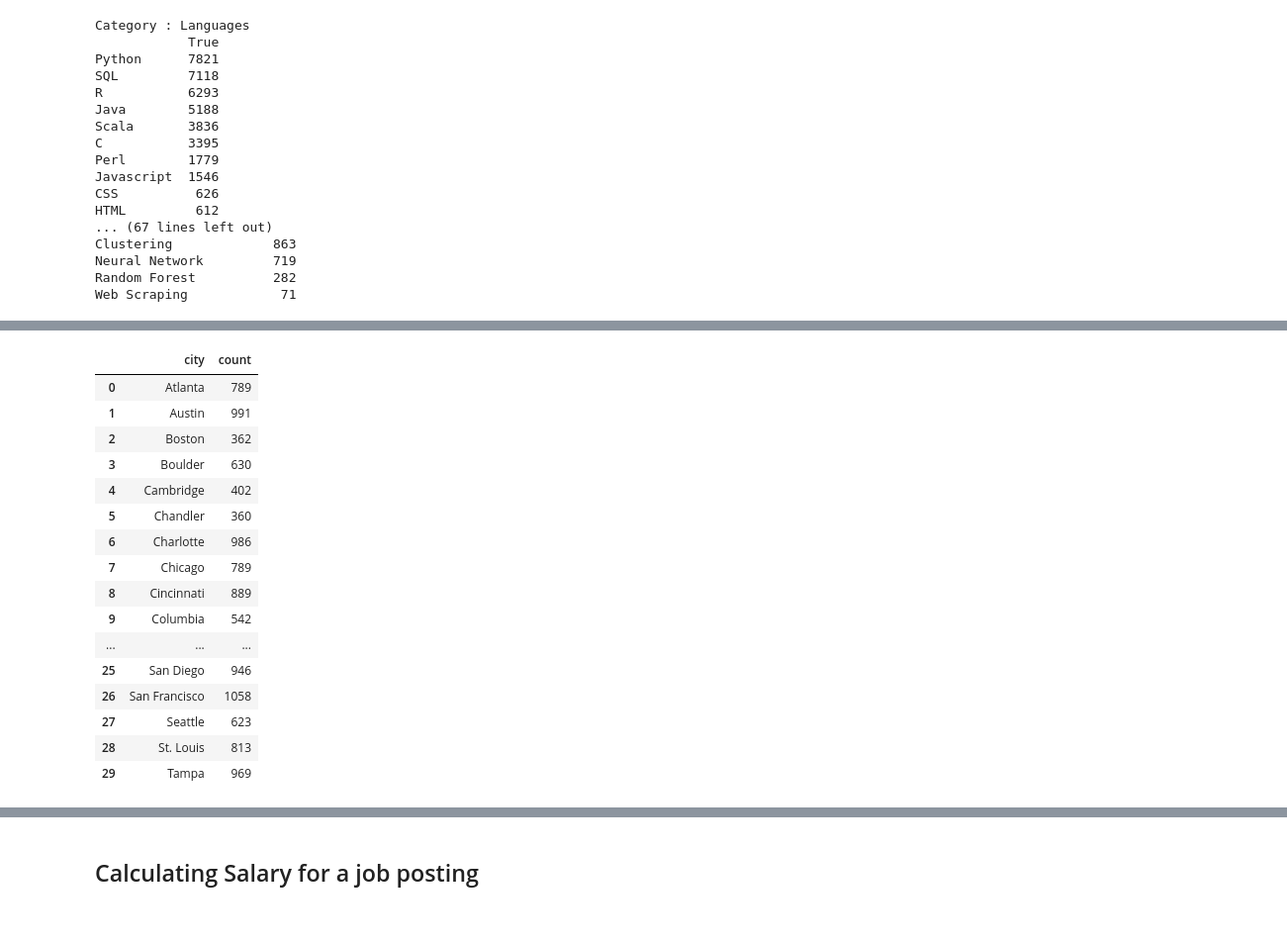
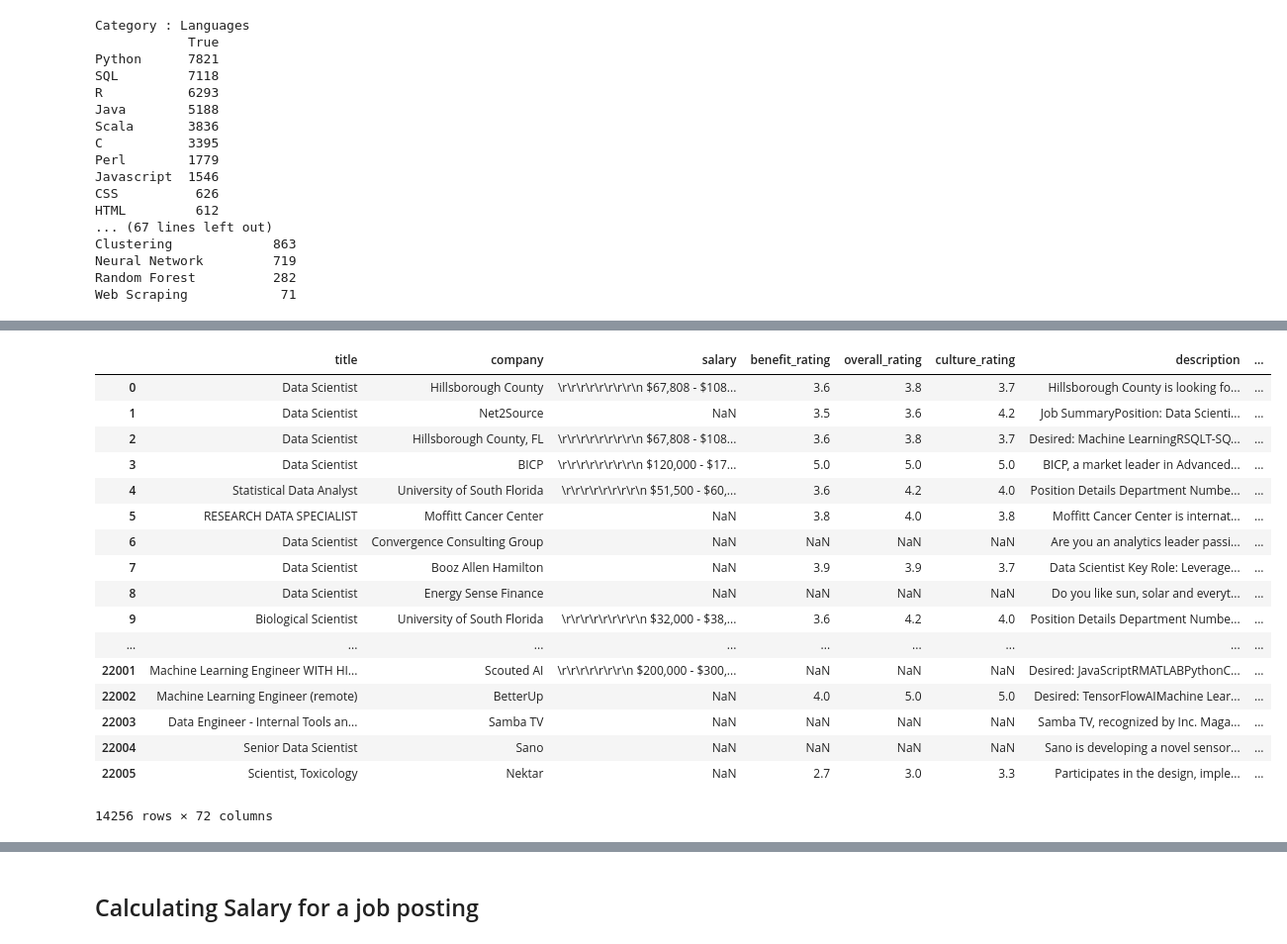
Before and after one commit to pradeep-krishnan/webscraping_jobs, a Jupyter notebook: datacleaning_and_eda.ipynb, the cells around one changed output, grey strips where cells are left out. Shown at 99% size. Drawn from its saved outputs; the diff is of its cells as text; code cells hidden in the pictures.

```diff
--- a/datacleaning_and_eda.ipynb
+++ b/datacleaning_and_eda.ipynb
@@ -533,21 +529,26 @@ top_cities = by_city.sort_values(by=['count'], ascending=False)
-# %%
-top_25_cities = by_country_city.sort_values(by=['count'], ascending=False).head(25)
-jobs_top25=jobs.loc[jobs['city'].isin(top_25_cities.city),:]
-# %% [output]
-|  | city | count |
-| 0 | Atlanta | 789 |
-| 1 | Austin | 991 |
-| 2 | Boston | 362 |
-| 3 | Boulder | 630 |
-| 4 | Cambridge | 402 |
-| 5 | Chandler | 360 |
-| 6 | Charlotte | 986 |
-| 7 | Chicago | 789 |
-| 8 | Cincinnati | 889 |
-| 9 | Columbia | 542 |
-| ... | ... | ... |
-| 25 | San Diego | 946 |
-| 26 | San Francisco | 1058 |
-| 27 | Seattle | 623 |
-| 28 | St. Louis | 813 |
-| 29 | Tampa | 969 |
+# %%
+#Jobs in top 15 cities
+jobs_city = pd.DataFrame(df['city'].value_counts().sort_values(ascending=False)).reset_index().head(15)
+jobs_city.columns = ['city','count']
+jobs_city = df.loc[df['city'].isin(jobs_city.city), :]
+# %%
+jobs_city
+# %% [output]
+|  | title | company | salary | benefit_rating | overall_rating | culture_rating | description | ... |
+| 0 | Data Scientist | Hillsborough County | \r\r\r\r\r\r\r\r\n $67,808 - $108... | 3.6 | 3.8 | 3.7 | Hillsborough County is looking fo... | ... |
+| 1 | Data Scientist | Net2Source | NaN | 3.5 | 3.6 | 4.2 | Job SummaryPosition: Data Scienti... | ... |
+| 2 | Data Scientist | Hillsborough County, FL | \r\r\r\r\r\r\r\r\n $67,808 - $108... | 3.6 | 3.8 | 3.7 | Desired: Machine LearningRSQLT-SQ... | ... |
+| 3 | Data Scientist | BICP | \r\r\r\r\r\r\r\r\n $120,000 - $17... | 5.0 | 5.0 | 5.0 | BICP, a market leader in Advanced... | ... |
+| 4 | Statistical Data Analyst | University of South Florida | \r\r\r\r\r\r\r\r\n $51,500 - $60,... | 3.6 | 4.2 | 4.0 | Position Details Department Numbe... | ... |
+| 5 | RESEARCH DATA SPECIALIST | Moffitt Cancer Center | NaN | 3.8 | 4.0 | 3.8 | Moffitt Cancer Center is internat... | ... |
+| 6 | Data Scientist | Convergence Consulting Group | NaN | NaN | NaN | NaN | Are you an analytics leader passi... | ... |
+| 7 | Data Scientist | Booz Allen Hamilton | NaN | 3.9 | 3.9 | 3.7 | Data Scientist Key Role: Leverage... | ... |
+| 8 | Data Scientist | Energy Sense Finance | NaN | NaN | NaN | NaN | Do you like sun, solar and everyt... | ... |
+| 9 | Biological Scientist | University of South Florida | \r\r\r\r\r\r\r\r\n $32,000 - $38,... | 3.6 | 4.2 | 4.0 | Position Details Department Numbe... | ... |
+| ... | ... | ... | ... | ... | ... | ... | ... | ... |
+| 22001 | Machine Learning Engineer WITH HI... | Scouted AI | \r\r\r\r\r\r\r\n $200,000 - $300,... | NaN | NaN | NaN | Desired: JavaScriptRMATLABPythonC... | ... |
+| 22002 | Machine Learning Engineer (remote) | BetterUp | NaN | 4.0 | 5.0 | 5.0 | Desired: TensorFlowAIMachine Lear... | ... |
+| 22003 | Data Engineer - Internal Tools an... | Samba TV | NaN | NaN | NaN | NaN | Samba TV, recognized by Inc. Maga... | ... |
+| 22004 | Senior Data Scientist | Sano | NaN | NaN | NaN | NaN | Sano is developing a novel sensor... | ... |
+| 22005 | Scientist, Toxicology | Nektar | NaN | 2.7 | 3.0 | 3.3 | Participates in the design, imple... | ... |
+14256 rows × 72 columns
```
Also changed, not shown: parts of 26 cells of this notebook.
